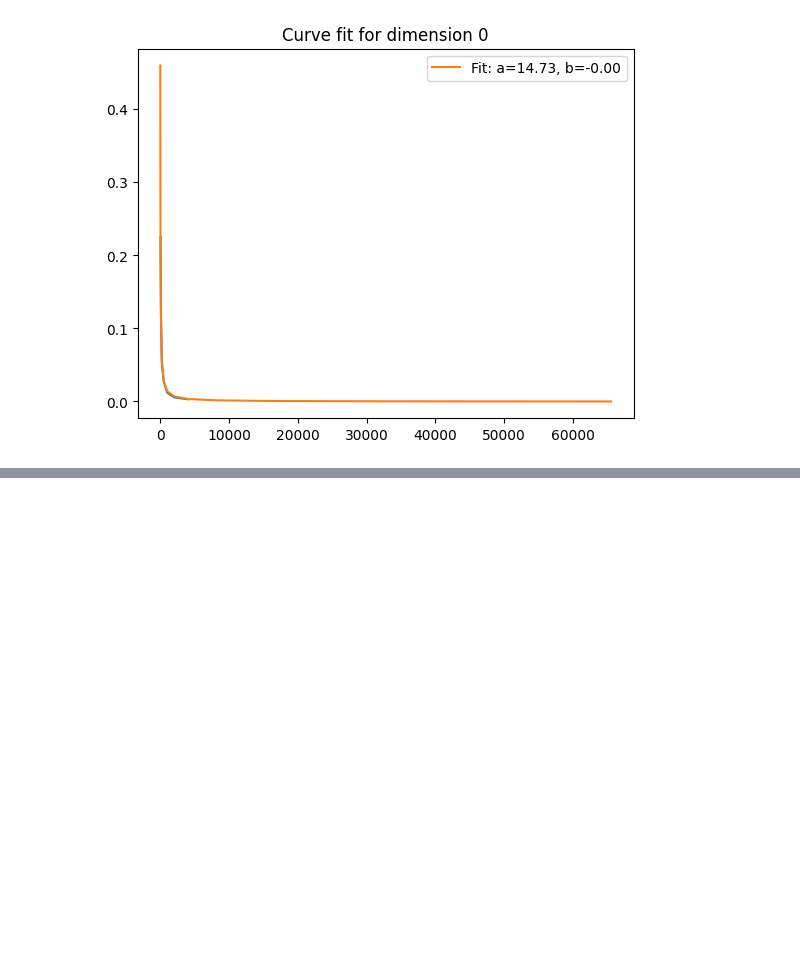
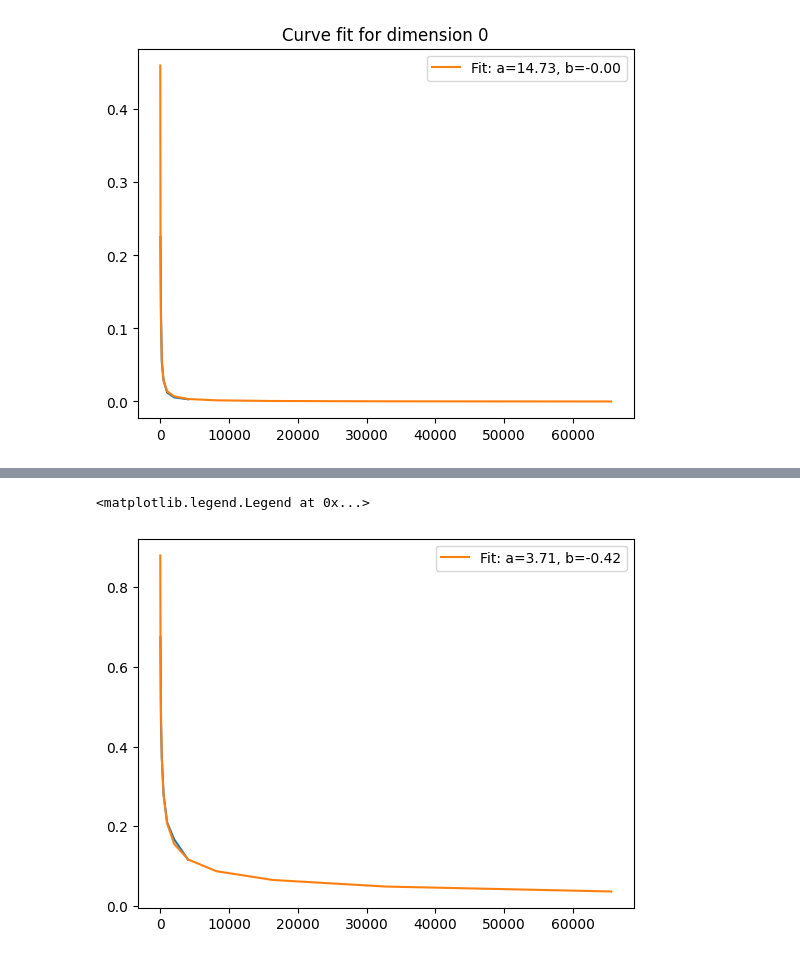
Before and after one commit to mwagner6/124prog1, a Jupyter notebook: maxweights.ipynb, the cells around one changed output, grey strips where cells are left out. Drawn from its saved outputs; the diff is of its cells as text; code cells hidden in the pictures; blank space fills up the shorter version.

```diff
--- a/maxweights.ipynb
+++ b/maxweights.ipynb
@@ -35,0 +40,12 @@ plt.plot(samplerange, power(samplerange, *popt_2), label=f'Fit: a={popt_2[0]:.2f
+# %%
+n_3 = [64, 128, 256, 512, 1024, 2048, 4096]
+k_n_3 = [0.6744, 0.4674, 0.3720, 0.2810, 0.2102, 0.1679, 0.1160]
+# %%
+popt_3, pcov_3 = curve_fit(power, n_3, k_n_3, p0=(1,1), maxfev=10000)
+# %%
+plt.plot(n_3, k_n_3)
+plt.plot(samplerange, power(samplerange, *popt_3), label=f'Fit: a={popt_3[0]:.2f}, b={popt_3[1]:.2f}')
+plt.legend()
+# %% [output]
+<matplotlib.legend.Legend at 0x...>
+[figure, added]
```
Also changed, not shown: parts of 5 cells of this notebook, 5 other files.
